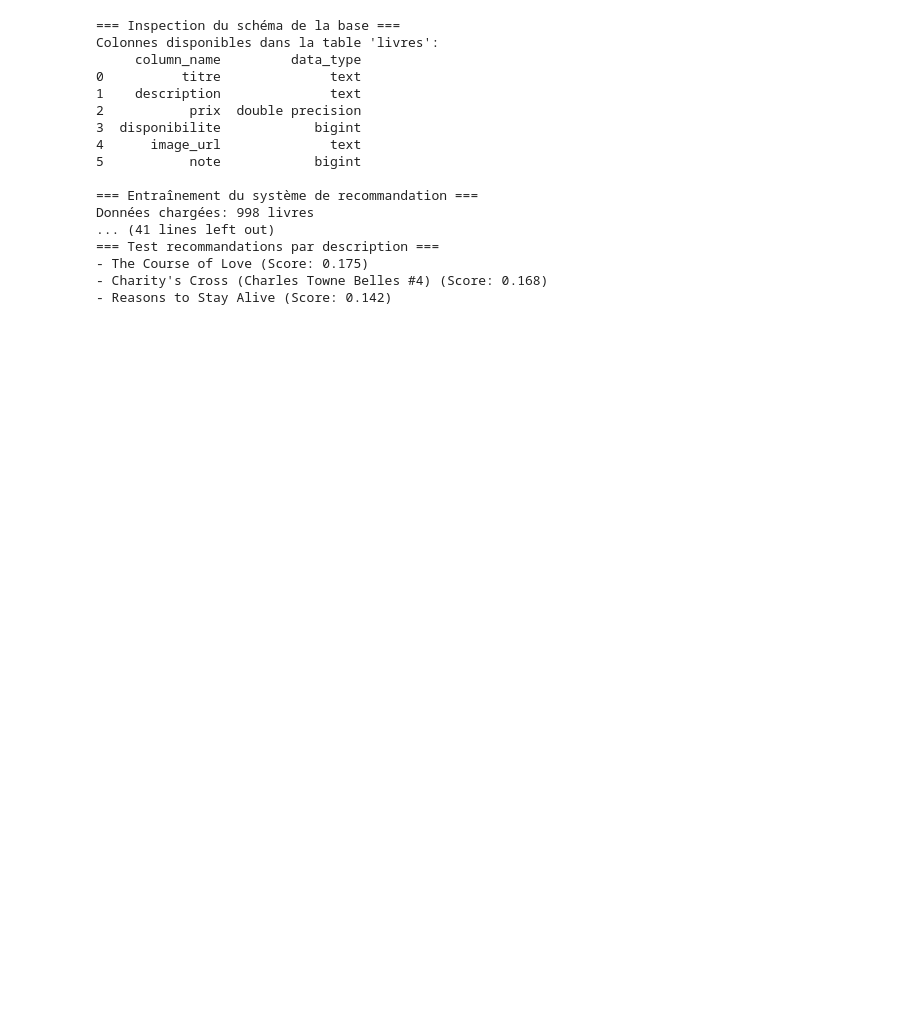
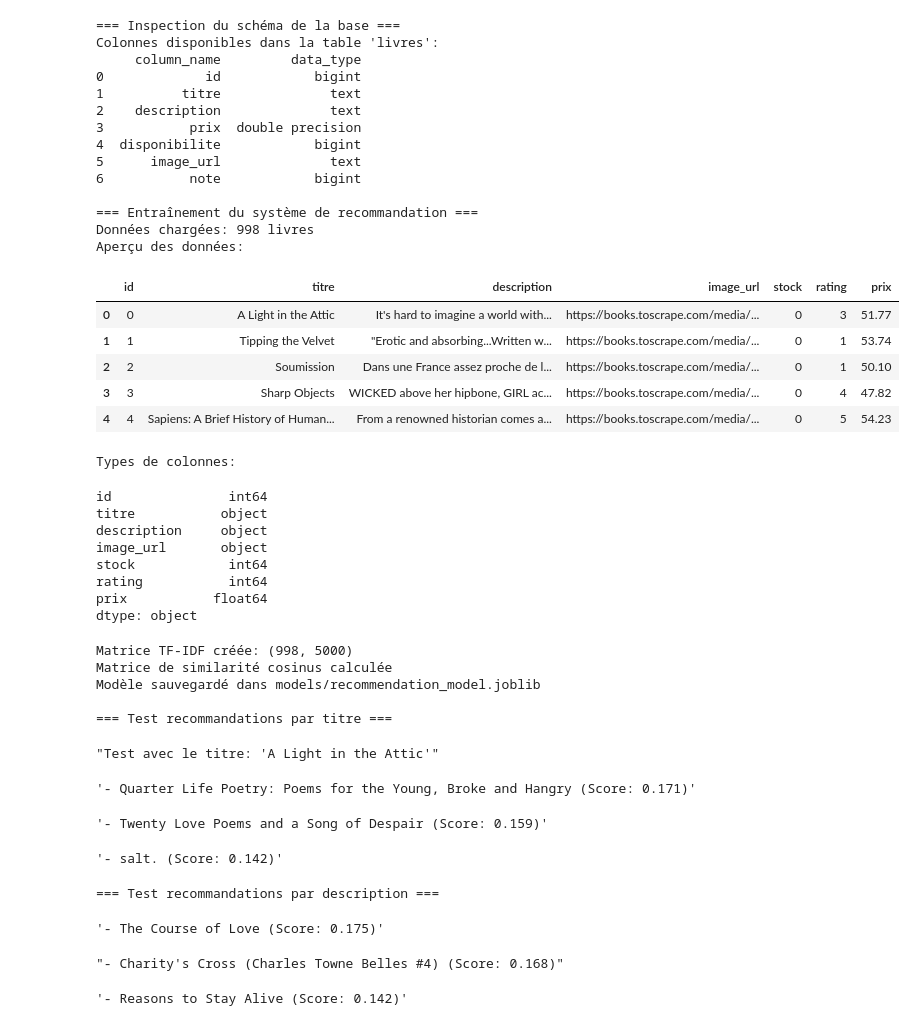
Before and after one commit to Hammilidi/book-recommandation-system, a Jupyter notebook: Recommandation.ipynb, the cells around one changed output. Drawn from its saved outputs; the diff is of its cells as text; code cells hidden in the pictures; blank space fills up the shorter version.

```diff
--- a/Recommandation.ipynb
+++ b/Recommandation.ipynb
@@ -34,7 +34,7 @@ def load_data_from_db():
     """Charger les données depuis la base"""
     try:
         engine = connect_db_engine()
-        # Fixed: Using actual column names from schema inspection
+
         query = """
             SELECT titre, description, image_url,
                    disponibilite as stock, note as rating, prix
@@ -222,51 +222,76 @@ def main():
         return
 
     print(f"Aperçu des données:")
-    print(df.head())
+    display(df.head())
     print(f"\nTypes de colonnes:")
-    print(df.dtypes)
+    display(df.dtypes)
 
     vectorizer, tfidf_matrix = prepare_tfidf_matrix(df)
     if vectorizer is None:
         return
     cosine_sim, book_indices = compute_cosine_similarity_matrix(tfidf_matrix, df)
     if cosine_sim is None:
         return
     save_model('models/recommendation_model.joblib', vectorizer, tfidf_matrix, cosine_sim, book_indices, df)
 
     print("\n=== Test recommandations par titre ===")
     # Test with the first book title from the dataframe
     if len(df) > 0:
         test_title = df.iloc[0]['titre']
-        print(f"Test avec le titre: '{test_title}'")
+        display(f"Test avec le titre: '{test_title}'")
         recs = get_recommendations_by_title(test_title, df, cosine_sim, book_indices, 3)
         for rec in recs:
-            print(f"- {rec['titre']} (Score: {rec['similarity_score']:.3f})")
+            display(f"- {rec['titre']} (Score: {rec['similarity_score']:.3f})")
     else:
         print("Aucun livre trouvé pour tester")
 
     print("\n=== Test recommandations par description ===")
     recs = get_recommendations_by_description("I want a romantic adventure story", df, vectorizer, tfidf_matrix, 3)
     for rec in recs:
-        print(f"- {rec['titre']} (Score: {rec['similarity_score']:.3f})")
+        display(f"- {rec['titre']} (Score: {rec['similarity_score']:.3f})")
 
 if __name__ == "__main__":
     main()
 # %% [output]
 === Inspection du schéma de la base ===
 Colonnes disponibles dans la table 'livres':
      column_name         data_type
-0          titre              text
-1    description              text
-2           prix  double precision
-3  disponibilite            bigint
-4      image_url              text
-5           note            bigint
+0             id            bigint
+1          titre              text
+2    description              text
+3           prix  double precision
+4  disponibilite            bigint
+5      image_url              text
+6           note            bigint
 
 === Entraînement du système de recommandation ===
 Données chargées: 998 livres
-... (41 lines left out)
-=== Test recommandations par description ===
-- The Course of Love (Score: 0.175)
-- Charity's Cross (Charles Towne Belles #4) (Score: 0.168)
-- Reasons to Stay Alive (Score: 0.142)
+Aperçu des données:
+|  | id | titre | description | image_url | stock | rating | prix |
+| 0 | 0 | A Light in the Attic | It's hard to imagine a world with... | https://books.toscrape.com/media/... | 0 | 3 | 51.77 |
+| 1 | 1 | Tipping the Velvet | "Erotic and absorbing...Written w... | https://books.toscrape.com/media/... | 0 | 1 | 53.74 |
+| 2 | 2 | Soumission | Dans une France assez proche de l... | https://books.toscrape.com/media/... | 0 | 1 | 50.10 |
+| 3 | 3 | Sharp Objects | WICKED above her hipbone, GIRL ac... | https://books.toscrape.com/media/... | 0 | 4 | 47.82 |
+| 4 | 4 | Sapiens: A Brief History of Human... | From a renowned historian comes a... | https://books.toscrape.com/media/... | 0 | 5 | 54.23 |
+Types de colonnes:
+id               int64
+titre           object
+description     object
+image_url       object
+stock            int64
+rating           int64
+prix           float64
+dtype: object
+Matrice TF-IDF créée: (998, 5000)
+Matrice de similarité cosinus calculée
+Modèle sauvegardé dans models/recommendation_model.joblib
+
+=== Test recommandations par titre ===
+"Test avec le titre: 'A Light in the Attic'"
+'- Quarter Life Poetry: Poems for the Young, Broke and Hangry (Score: 0.171)'
+'- Twenty Love Poems and a Song of Despair (Score: 0.159)'
+'- salt. (Score: 0.142)'
+=== Test recommandations par description ===
+'- The Course of Love (Score: 0.175)'
+"- Charity's Cross (Charles Towne Belles #4) (Score: 0.168)"
+'- Reasons to Stay Alive (Score: 0.142)'
```
Also changed, not shown: 20 other files.
